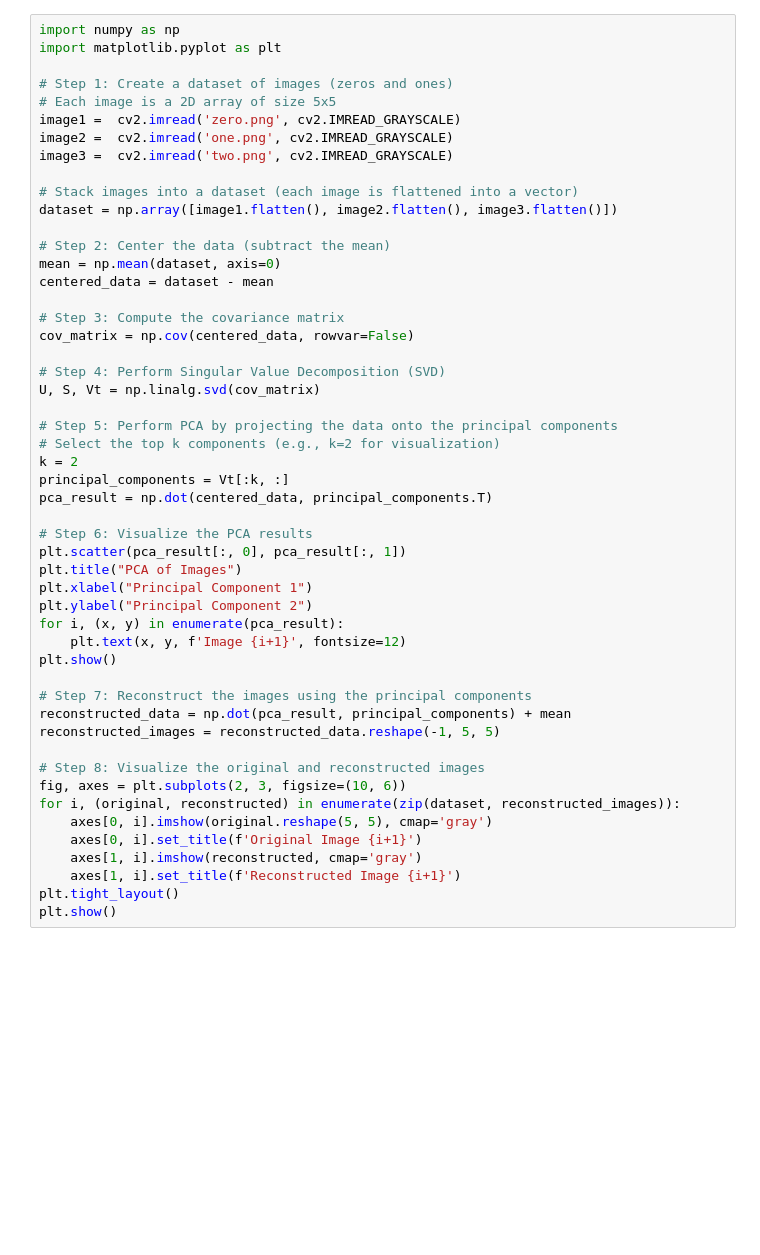
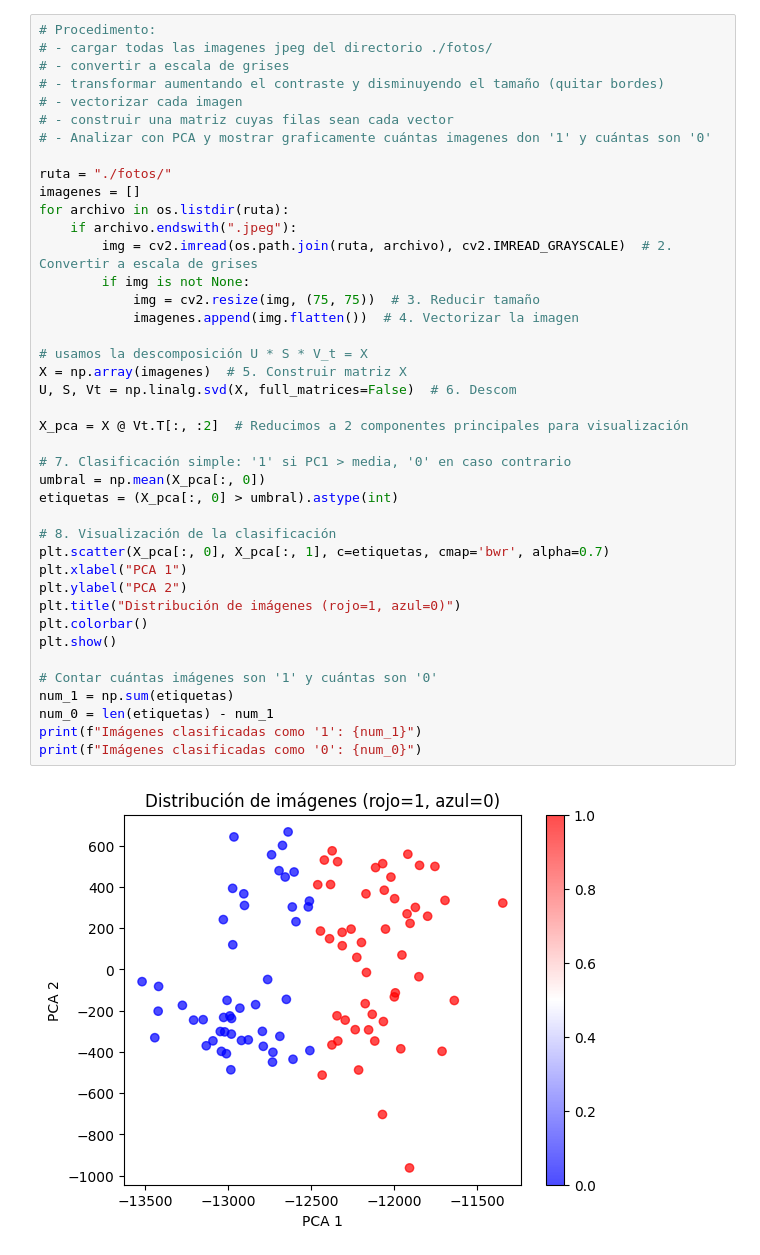
Before and after one commit to JsebastianUVPRQ/classical_trajectory, a Jupyter notebook: talleres_metodos_machine_learning/5_SVD_PCA/asignacion_svd_pca.ipynb, the cells around one changed output. Saved outputs shown, nothing was run; the diff lists cells and outputs as text; blank space fills up the shorter version.

```diff
--- a/talleres_metodos_machine_learning/5_SVD_PCA/asignacion_svd_pca.ipynb
+++ b/talleres_metodos_machine_learning/5_SVD_PCA/asignacion_svd_pca.ipynb
@@ -10,51 +11,43 @@ import cv2
 # %%
-import numpy as np
-import matplotlib.pyplot as plt
+# Procedimento:
+# - cargar todas las imagenes jpeg del directorio ./fotos/
+# - convertir a escala de grises
+# - transformar aumentando el contraste y disminuyendo el tamaño (quitar bordes)
+# - vectorizar cada imagen
+# - construir una matriz cuyas filas sean cada vector
+# - Analizar con PCA y mostrar graficamente cuántas imagenes don '1' y cuántas son '0'
 
-# Step 1: Create a dataset of images (zeros and ones)
-# Each image is a 2D array of size 5x5
-image1 =  cv2.imread('zero.png', cv2.IMREAD_GRAYSCALE)
-image2 =  cv2.imread('one.png', cv2.IMREAD_GRAYSCALE)
-image3 =  cv2.imread('two.png', cv2.IMREAD_GRAYSCALE)
+ruta = "./fotos/"
+imagenes = []
+for archivo in os.listdir(ruta):
+    if archivo.endswith(".jpeg"):
+        img = cv2.imread(os.path.join(ruta, archivo), cv2.IMREAD_GRAYSCALE)  # 2. Convertir a escala de grises
+        if img is not None:
+            img = cv2.resize(img, (75, 75))  # 3. Reducir tamaño
+            imagenes.append(img.flatten())  # 4. Vectorizar la imagen
 
-# Stack images into a dataset (each image is flattened into a vector)
-dataset = np.array([image1.flatten(), image2.flatten(), image3.flatten()])
+# usamos la descomposición U * S * V_t = X
+X = np.array(imagenes)  # 5. Construir matriz X
+U, S, Vt = np.linalg.svd(X, full_matrices=False)  # 6. Descom
 
-# Step 2: Center the data (subtract the mean)
-mean = np.mean(dataset, axis=0)
-centered_data = dataset - mean
+X_pca = X @ Vt.T[:, :2]  # Reducimos a 2 componentes principales para visualización
 
-# Step 3: Compute the covariance matrix
-cov_matrix = np.cov(centered_data, rowvar=False)
+# 7. Clasificación simple: '1' si PC1 > media, '0' en caso contrario
+umbral = np.mean(X_pca[:, 0])
+etiquetas = (X_pca[:, 0] > umbral).astype(int)
 
-# Step 4: Perform Singular Value Decomposition (SVD)
-U, S, Vt = np.linalg.svd(cov_matrix)
-
-# Step 5: Perform PCA by projecting the data onto the principal components
-# Select the top k components (e.g., k=2 for visualization)
-k = 2
-principal_components = Vt[:k, :]
-pca_result = np.dot(centered_data, principal_components.T)
-
-# Step 6: Visualize the PCA results
-plt.scatter(pca_result[:, 0], pca_result[:, 1])
-plt.title("PCA of Images")
-plt.xlabel("Principal Component 1")
-plt.ylabel("Principal Component 2")
-for i, (x, y) in enumerate(pca_result):
-    plt.text(x, y, f'Image {i+1}', fontsize=12)
+# 8. Visualización de la clasificación
+plt.scatter(X_pca[:, 0], X_pca[:, 1], c=etiquetas, cmap='bwr', alpha=0.7)
+plt.xlabel("PCA 1")
+plt.ylabel("PCA 2")
+plt.title("Distribución de imágenes (rojo=1, azul=0)")
+plt.colorbar()
 plt.show()
 
-# Step 7: Reconstruct the images using the principal components
-reconstructed_data = np.dot(pca_result, principal_components) + mean
-reconstructed_images = reconstructed_data.reshape(-1, 5, 5)
-
-# Step 8: Visualize the original and reconstructed images
-fig, axes = plt.subplots(2, 3, figsize=(10, 6))
-for i, (original, reconstructed) in enumerate(zip(dataset, reconstructed_images)):
-    axes[0, i].imshow(original.reshape(5, 5), cmap='gray')
-    axes[0, i].set_title(f'Original Image {i+1}')
-    axes[1, i].imshow(reconstructed, cmap='gray')
-    axes[1, i].set_title(f'Reconstructed Image {i+1}')
-plt.tight_layout()
-plt.show()
+# Contar cuántas imágenes son '1' y cuántas son '0'
+num_1 = np.sum(etiquetas)
+num_0 = len(etiquetas) - num_1
+print(f"Imágenes clasificadas como '1': {num_1}")
+print(f"Imágenes clasificadas como '0': {num_0}")
+# %% [output]
+[figure, added]
```
Also changed, not shown: parts of 4 cells of this notebook.
